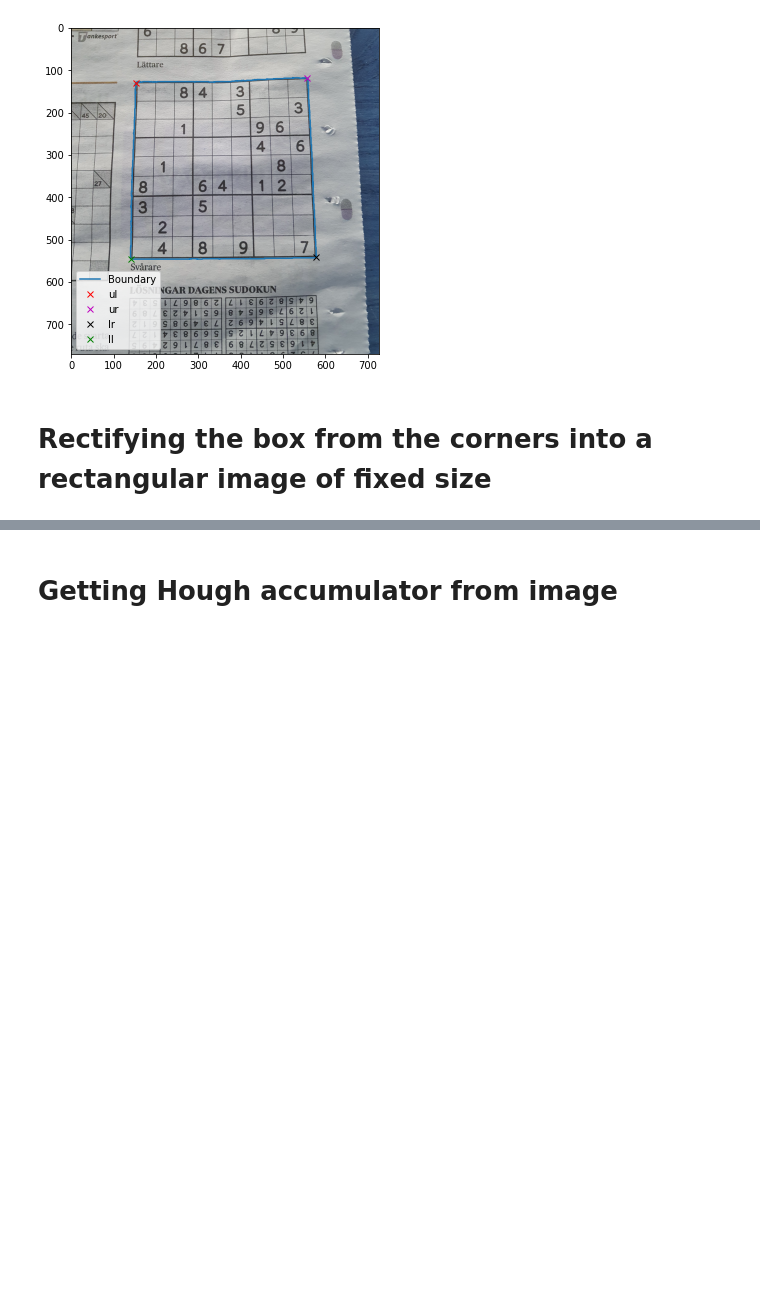
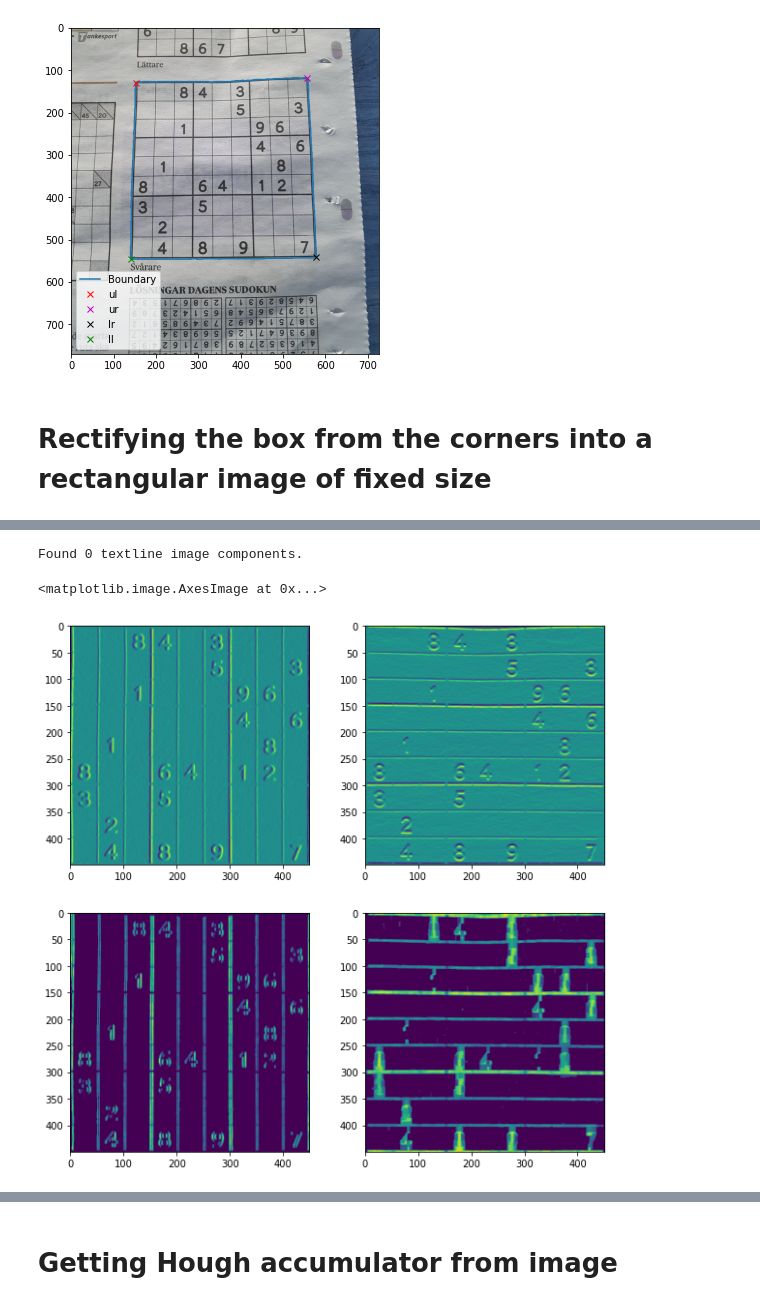
Before and after one commit to emanuelen5/sudoku-solver, a Jupyter notebook: hough.ipynb, the cells around one changed output, grey strips where cells are left out. Cells and saved outputs as stored; diff of their text form; code cells hidden in the pictures; blank space fills up the shorter version.

```diff
--- a/hough.ipynb
+++ b/hough.ipynb
@@ -199,0 +217,48 @@ Drawing point [141. 545.]
+# %%
+from tesserocr import PyTessBaseAPI, RIL
+from PIL import Image
+
+
+
+for i, (y, x) in enumerate(seeds):
+    pts1 = cv2.boxPoints(((x, y), (y_max/9*0.8, x_max/9*0.8), 0))
+    res = 100
+    border_size = 200
+    pts2 = np.float32([[0,res],[0,0],[res,0],[res,res]])
+    matrix = cv2.getPerspectiveTransform(pts1, pts2)
+    number = cv2.copyMakeBorder(cv2.warpPerspective(imagewarp2,matrix,(res,res)), border_size, border_size, border_size, border_size, cv2.BORDER_CONSTANT, value=[255, 255, 255])
+    cv2.imwrite(f"imgs/{i // 9 + 1}{i % 9 + 1}.png", number)
+
+with PyTessBaseAPI() as api:
+    image = Image.fromarray(imagewarp2)
+    api.SetImage(image)
+    boxes = api.GetComponentImages(RIL.TEXTLINE, True)
+    print('Found {} textline image components.'.format(len(boxes)))
+    for i, (im, box, _, _) in enumerate(boxes):
+        # im is a PIL image object
+        # box is a dict with x, y, w and h keys
+        api.SetRectangle(box['x'], box['y'], box['w'], box['h'])
+        ocrResult = api.GetUTF8Text()
+        conf = api.MeanTextConf()
+        print(u"Box[{0}]: x={x}, y={y}, w={w}, h={h}, "
+              "confidence: {1}, text: {2}".format(i, conf, ocrResult, **box))
+# %% [output]
+Found 0 textline image components.
+# %%
+imagewarp2 = cv2.cvtColor(imagewrap.copy(), cv2.COLOR_BGR2GRAY)
+imagewarp2 = cv2.GaussianBlur(imagewarp2, (21, 21), 1)
+a, b = cv2.spatialGradient(imagewarp2)
+
+fig, ((ax1, ax2), (ax3, ax4)) = plt.subplots(2, 2)
+fig.set_size_inches(10, 10)
+ax1.imshow(a)
+ax2.imshow(b)
+a[np.abs(a) < 50] = 0
+b[np.abs(b) < 50] = 0
+kern = cv2.getStructuringElement(cv2.MORPH_RECT, (2, 5))
+ax3.imshow(cv2.dilate(cv2.erode(np.abs(a), kernel=kern), kernel=kern))
+kern = cv2.getStructuringElement(cv2.MORPH_RECT, (5, 10))
+ax4.imshow(cv2.erode(cv2.dilate(np.abs(b), kernel=kern), kernel=kern))
+# %% [output]
+<matplotlib.image.AxesImage at 0x...>
+[figure, added]
```
Also changed, not shown: parts of 5 cells of this notebook, 1 other file.
